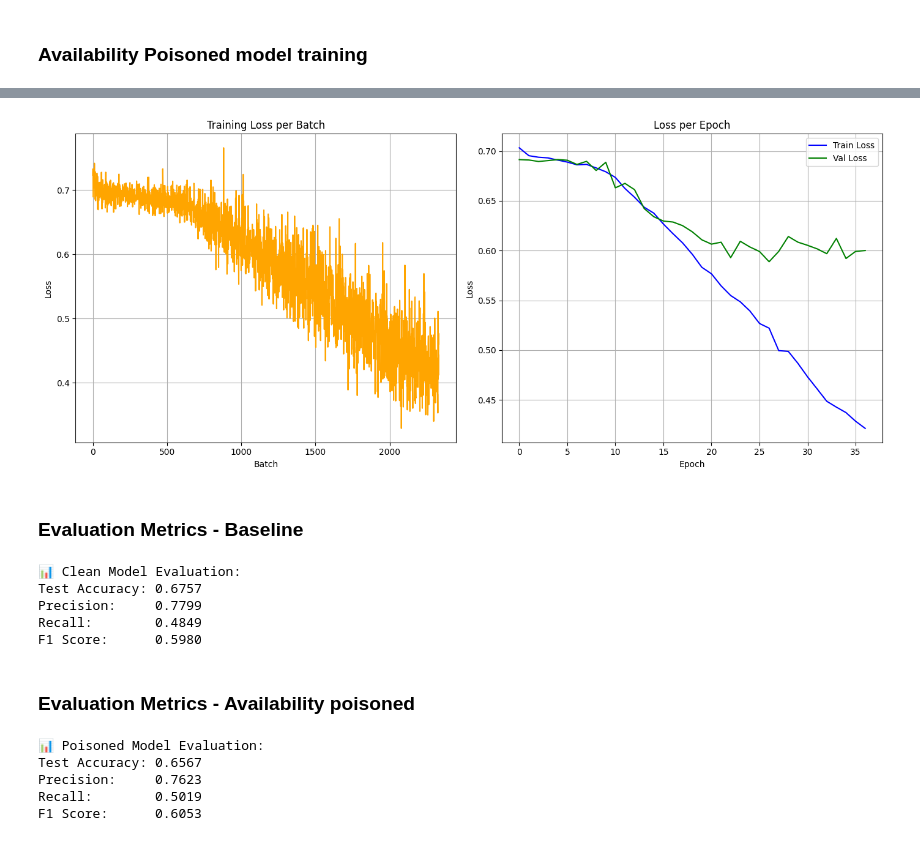
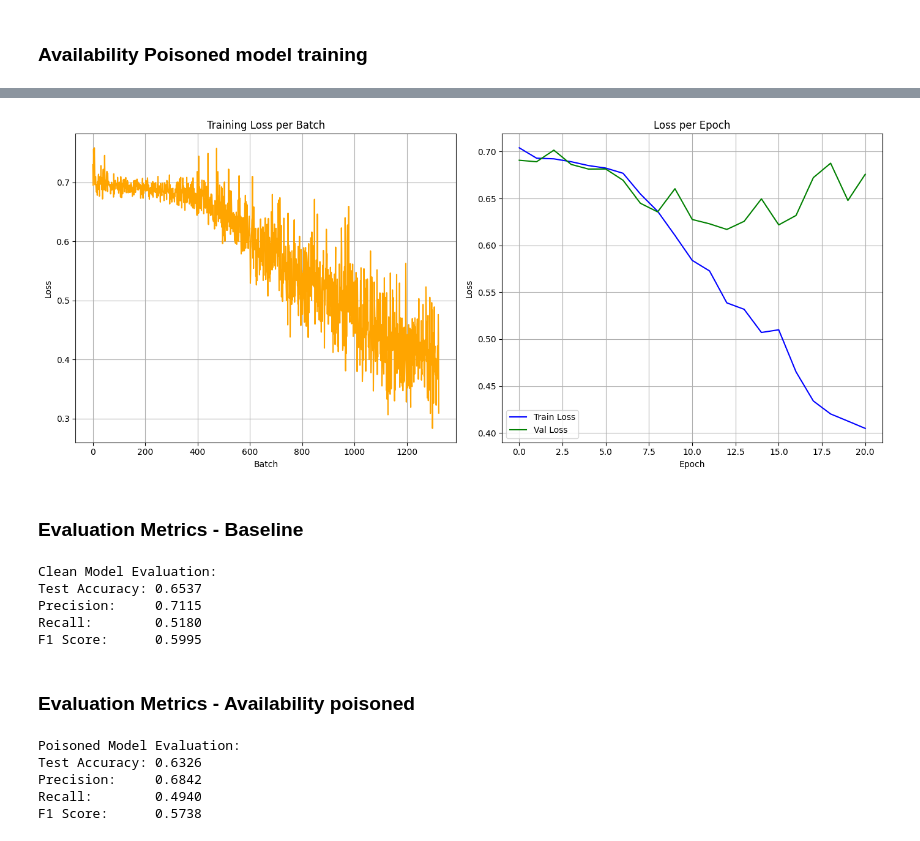
Before and after one commit to Houmamelte/Binary-classification-poisoning-, a Jupyter notebook: model/to_be_used_data_preprocessing.ipynb, the cells around one changed output, grey strips where cells are left out. Cells and saved outputs as stored; diff of their text form; code cells hidden in the pictures.

```diff
--- a/model/to_be_used_data_preprocessing.ipynb
+++ b/model/to_be_used_data_preprocessing.ipynb
@@ -593,22 +768,21 @@ class LightDNN(nn.Module):
         x = self.block2(x)
         return self.output(x).squeeze(1)  # logits (no sigmoid)
 # %%
+embedding_dim = embedding_layer_shared.embedding_dim
 
-# embedding_dim = embedding_layer.embedding_dim
-# model = LightDNN(embedding_layer, embedding_dim=embedding_dim).to(args.device)
+import copy
 
 # Clean model
-embedding_dim_clean = embedding_layer_clean.embedding_dim
-model_clean = LightDNN(embedding_layer_clean, embedding_dim=embedding_dim_clean).to(args.device)
+model_clean = LightDNN(copy.deepcopy(embedding_layer_shared), embedding_dim).to(args.device)
+
 
 # Poisoned model
-embedding_dim_poisoned = embedding_layer_poisoned.embedding_dim
-model_poisoned = LightDNN(embedding_layer_poisoned, embedding_dim=embedding_dim_poisoned).to(args.device)
+model_poisoned = LightDNN(copy.deepcopy(embedding_layer_shared), embedding_dim).to(args.device)
 # %%
 import torch.nn as nn
 import torch.optim as optim
 
-def get_training_components(model, lr=1e-4, weight_decay=1e-4, min_lr=1e-6, factor=0.3, patience=4):
+def get_training_components(model, lr=3e-4, weight_decay=6e-4, min_lr=1e-6, factor=0.3, patience=3):
     criterion = nn.BCEWithLogitsLoss()
 
     optimizer = optim.AdamW(
@@ -632,7 +813,7 @@ def get_training_components(model, lr=1e-4, weight_decay=1e-4, min_lr=1e-6, fact
 # %%
 # Define config
 EPOCHS = 100
-patience = 10
+patience = 8
 trigger_times = 0
 best_val_acc = 0.0
 train_loss_per_batch = []
@@ -641,11 +822,11 @@ val_loss_per_epoch = []
 best_val_loss = float('inf')
 
 # Unfreeze after N epochs
-unfreeze_epoch = 6
+unfreeze_epoch = 4
 
 # Setup model, criterion, optimizer, scheduler
-embedding_dim_clean = embedding_layer_clean.embedding_dim
-model_clean = LightDNN(embedding_layer_clean, embedding_dim=embedding_dim_clean).to(args.device)
+# embedding_dim_clean = embedding_layer_clean.embedding_dim
+# model_clean = LightDNN(embedding_layer_clean, embedding_dim=embedding_dim_clean).to(args.device)
 
 criterion_clean, optimizer_clean, scheduler_clean = get_training_components(model_clean)
 
@@ -654,6 +835,8 @@ for epoch in range(EPOCHS):
     if epoch == unfreeze_epoch:
         model_clean.embedding.weight.requires_grad = True
         print("Unfroze embedding layer")
+        for g in optimizer_clean.param_groups:
+            g['lr'] *= 0.25
 
     model_clean.train()
     total_train_loss = 0
@@ -754,7 +944,7 @@ Early stopping triggered at epoch 32
 # %%
 # Define config
 EPOCHS = 100
-patience = 10
+patience = 8
 trigger_times = 0
 best_val_acc = 0.0
 train_loss_per_batch = []
@@ -762,11 +952,11 @@ train_loss_per_epoch = []
 val_loss_per_epoch = []
 best_val_loss = float('inf')
 
-unfreeze_epoch = 6
+unfreeze_epoch = 4
 
 # Setup model, criterion, optimizer, scheduler for poisoned data
-embedding_dim_poisoned = embedding_layer_poisoned.embedding_dim
-model_poisoned = LightDNN(embedding_layer_poisoned, embedding_dim=embedding_dim_poisoned).to(args.device)
+# embedding_dim_poisoned = embedding_layer_poisoned.embedding_dim
+# model_poisoned = LightDNN(embedding_layer_poisoned, embedding_dim=embedding_dim_poisoned).to(args.device)
 
 criterion_poisoned, optimizer_poisoned, scheduler_poisoned = get_training_components(model_poisoned)
 
@@ -775,6 +965,8 @@ for epoch in range(EPOCHS):
     if epoch == unfreeze_epoch:
         model_poisoned.embedding.weight.requires_grad = True
         print("Unfroze embedding layer")
+        for g in optimizer_clean.param_groups:
+            g['lr'] *= 0.25
 
     model_poisoned.train()
     total_train_loss = 0
@@ -872,4 +1064,4 @@ Early stopping triggered at epoch 37
-[figure, old version]
+[figure, new version]
 # %% [markdown]
 ### Evaluation Metrics - Baseline
 # %%
@@ -889,7 +1081,8 @@ with torch.no_grad():
         targets = targets.to(args.device).float()
 
         outputs = model_clean(inputs)
-        preds = (outputs > 0.5).float()
+        threshold = 0.3
+        preds = (outputs > threshold).float()
 
         all_preds.extend(preds.cpu().tolist())
         all_targets.extend(targets.cpu().tolist())
@@ -900,17 +1093,17 @@ precision = precision_score(all_targets, all_preds)
 recall = recall_score(all_targets, all_preds)
 f1 = f1_score(all_targets, all_preds)
 
-print("📊 Clean Model Evaluation:")
+print("Clean Model Evaluation:")
 print(f"Test Accuracy: {acc:.4f}")
 print(f"Precision:     {precision:.4f}")
 print(f"Recall:        {recall:.4f}")
 print(f"F1 Score:      {f1:.4f}")
 # %% [output]
-📊 Clean Model Evaluation:
-Test Accuracy: 0.6757
-Precision:     0.7799
-Recall:        0.4849
-F1 Score:      0.5980
+Clean Model Evaluation:
+Test Accuracy: 0.6537
+Precision:     0.7115
+Recall:        0.5180
+F1 Score:      0.5995
 # %% [markdown]
 ### Evaluation Metrics - Availability poisoned
 # %%
@@ -930,7 +1123,9 @@ with torch.no_grad():
         targets = targets.to(args.device).float()
 
         outputs = model_poisoned(inputs)
-        preds = (outputs > 0.5).float()
+        threshold = 0.3
+        preds = (outputs > threshold).float()
+
 
         all_preds.extend(preds.cpu().tolist())
         all_targets.extend(targets.cpu().tolist())
@@ -941,15 +1136,15 @@ precision = precision_score(all_targets, all_preds)
 recall = recall_score(all_targets, all_preds)
 f1 = f1_score(all_targets, all_preds)
 
-print("📊 Poisoned Model Evaluation:")
+print("Poisoned Model Evaluation:")
 print(f"Test Accuracy: {acc:.4f}")
 print(f"Precision:     {precision:.4f}")
 print(f"Recall:        {recall:.4f}")
 print(f"F1 Score:      {f1:.4f}")
 # %% [output]
-📊 Poisoned Model Evaluation:
-Test Accuracy: 0.6567
-Precision:     0.7623
-Recall:        0.5019
-F1 Score:      0.6053
+Poisoned Model Evaluation:
+Test Accuracy: 0.6326
+Precision:     0.6842
+Recall:        0.4940
+F1 Score:      0.5738
 # %%
```
Also changed, not shown: parts of 15 cells of this notebook, 10 other files.
